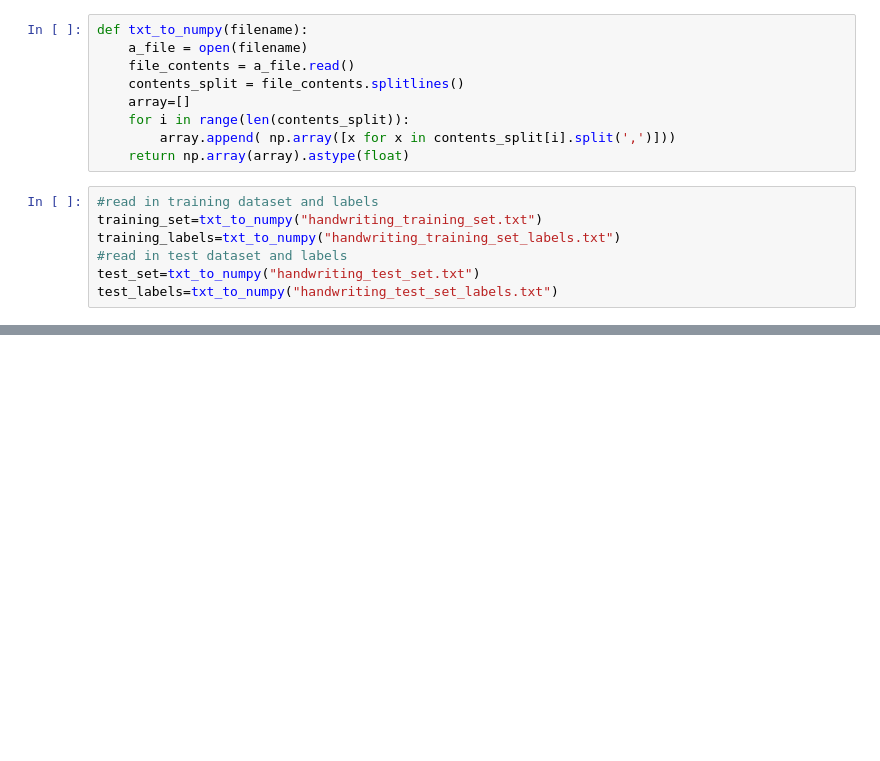
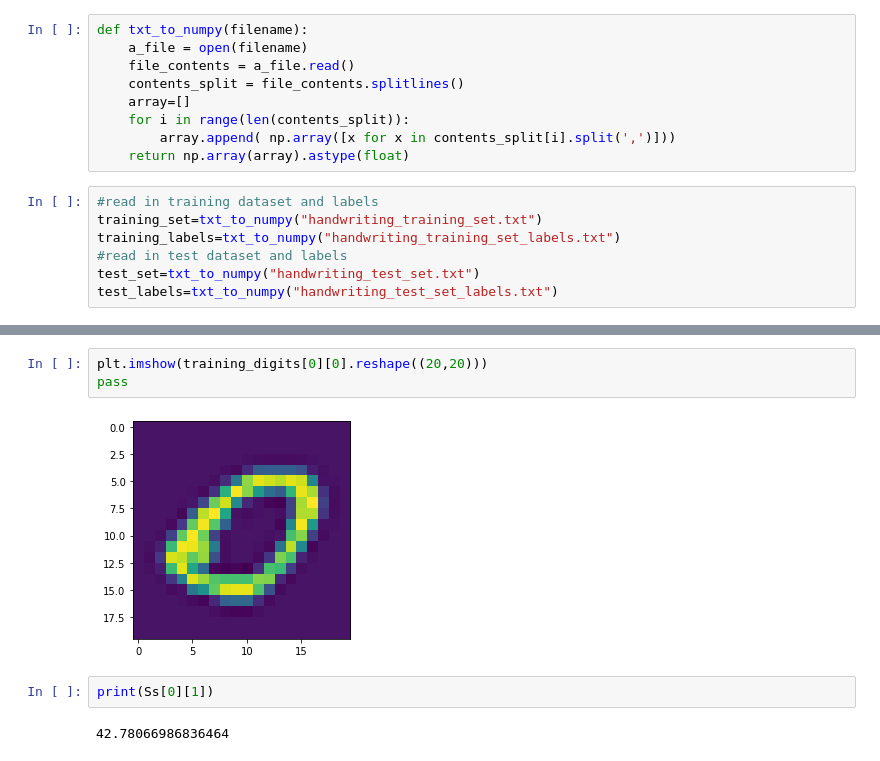
Before and after one commit to qherm/math425-final-project, a Jupyter notebook: Problem 3.ipynb, the cells around one changed output, grey strips where cells are left out. Drawn from its saved outputs; the diff is of its cells as text; blank space fills up the shorter version.

```diff
--- a/Problem 3.ipynb
+++ b/Problem 3.ipynb
@@ -60,4 +60,13 @@ plt.imshow(Us[1]*Ss[1]@Vs[1], cmap='hot', interpolation='nearest')
 [figure]
+# %%
+plt.imshow(training_digits[0][0].reshape((20,20)))
+pass
+# %% [output]
+[figure, added]
+# %%
+print(Ss[0][1])
+# %% [output]
+42.78066986836464
 # %%
 fig = plt.figure(figsize=(20, 12))
 fig.add_subplot(2, 2, 1)
```
Also changed, not shown: parts of 4 cells of this notebook, 4 other files.
